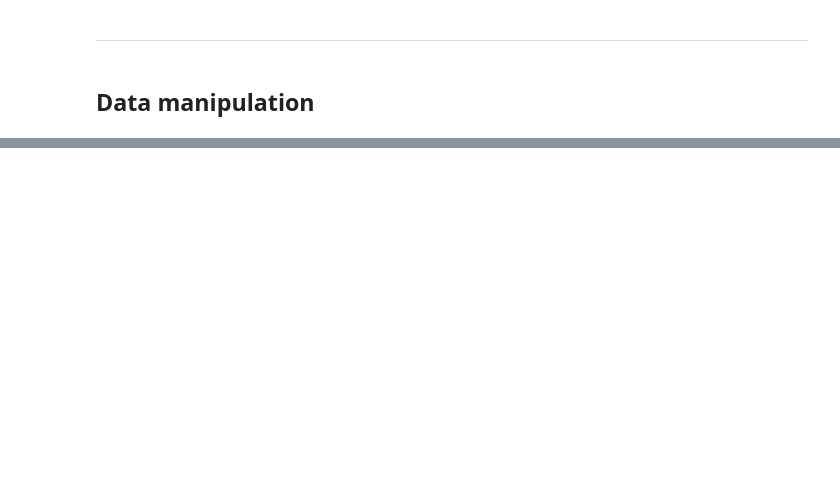
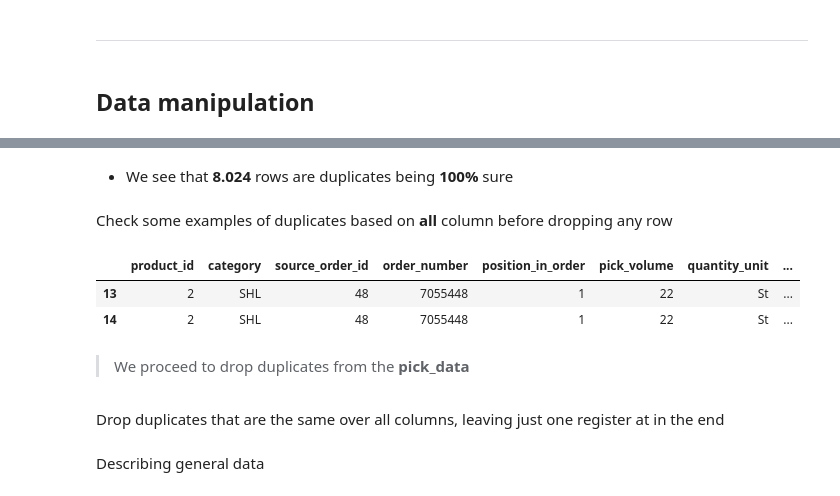
Before and after one commit to aleksandarkling/OBETAWarehousingAnalyticsProject, a Jupyter notebook: Step 1 - Preparing Data/pick_data.ipynb, the cells around one changed output, grey strips where cells are left out. Drawn from its saved outputs; the diff is of its cells as text; code cells hidden in the pictures; blank space fills up the shorter version.

```diff
--- a/Step 1 - Preparing Data/pick_data.ipynb
+++ b/Step 1 - Preparing Data/pick_data.ipynb
@@ -24,2 +63,11 @@ Matplotlib is building the font cache; this may take a moment.
+# %%
+# check the duplicated cases for a specific row giving a dataframe and the columns to evaluate
+def check_duplicates_row_columns(pick_data, index_to_check, columns_to_evaluate):
+
+    index_row_pick_data = pick_data.loc[index_to_check, columns_to_evaluate]
+
+    matching_rows = pick_data[pick_data[columns_to_evaluate].eq(index_row_pick_data).all(axis=1)]
+
+    return(matching_rows)
 # %% [markdown]
 ## Downloading data
@@ -181,0 +255,18 @@ ______
+# %% [markdown]
+* We see that **8.024** rows are duplicates being **100%** sure
+# %% [markdown]
+Check some examples of duplicates based on **all** column before dropping any row
+# %%
+# check the duplicated cases for row 14 over all columns (because we saw the indexin the previous output)
+index_to_check = 14
+columns_to_evaluate = list(pick_data.columns)
+
+check_duplicates_row_columns(pick_data, index_to_check, columns_to_evaluate)
+# %% [output]
+|  | product_id | category | source_order_id | order_number | position_in_order | pick_volume | quantity_unit | ... |
+| 13 | 2 | SHL | 48 | 7055448 | 1 | 22 | St | ... |
+| 14 | 2 | SHL | 48 | 7055448 | 1 | 22 | St | ... |
+# %% [markdown]
+> We proceed to drop duplicates from the **pick_data**
+# %% [markdown]
+Drop duplicates that are the same over all columns, leaving just one register at in the end
@@ -181,0 +276,2 @@ ______
+# %% [markdown]
+Describing  general data
```
Also changed, not shown: parts of 68 cells of this notebook.
